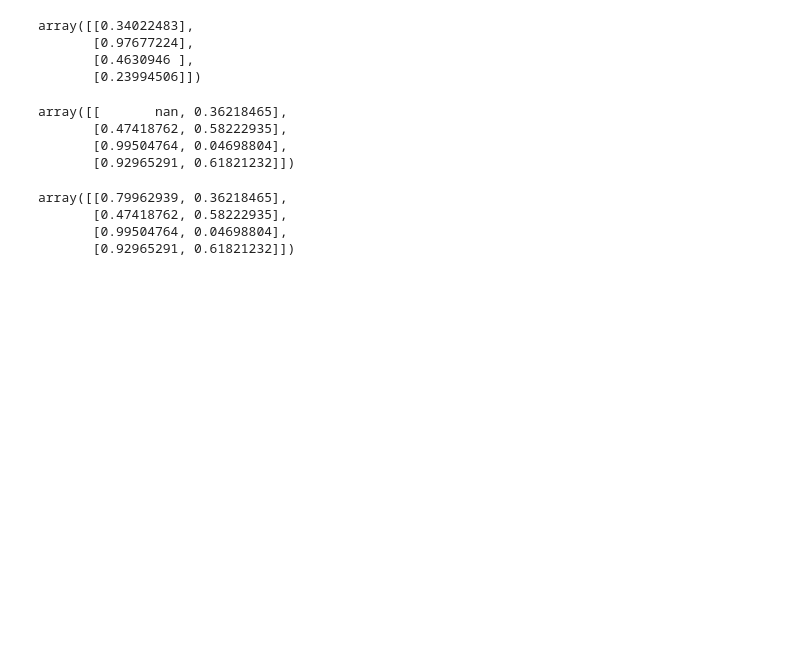
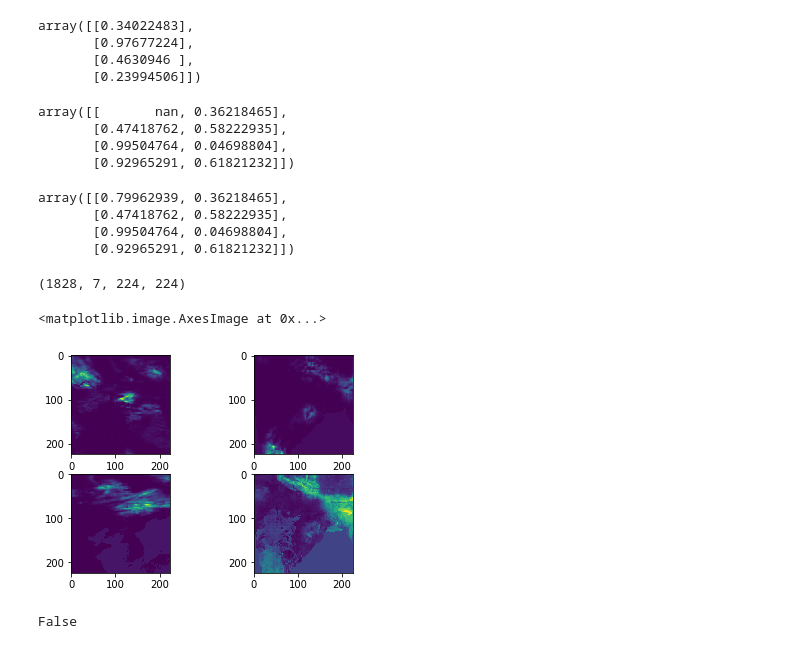
Before and after one commit to leelew/HRSEPP, a Jupyter notebook: hrsepp/debug.ipynb, the cells around one changed output. Cells and saved outputs as stored; diff of their text form; code cells hidden in the pictures; blank space fills up the shorter version.

```diff
--- a/hrsepp/debug.ipynb
+++ b/hrsepp/debug.ipynb
@@ -84,3 +84,40 @@ array([[0.79962939, 0.36218465],
        [0.47418762, 0.58222935],
        [0.99504764, 0.04698804],
        [0.92965291, 0.61821232]])
+# %%
+import numpy as np
+
+x_1 = np.load('/work/lilu/HRSEPP/hrsepp/data/x_train_1.npy')
+y_1 = np.load('/work/lilu/HRSEPP/hrsepp/data/y_train_1.npy')
+
+x_2 = np.load('/work/lilu/HRSEPP/hrsepp/data/x_train_2.npy')
+y_2 = np.load('/work/lilu/HRSEPP/hrsepp/data/y_train_2.npy')
+
+x_3 = np.load('/work/lilu/HRSEPP/hrsepp/data/x_train_3.npy')
+y_3 = np.load('/work/lilu/HRSEPP/hrsepp/data/y_train_3.npy')
+# %%
+x_1.shape
+# %% [output]
+(1828, 7, 224, 224)
+# %%
+import matplotlib.pyplot as plt
+
+plt.subplot(2,2,1)
+plt.imshow(x_1[0, 0, :,:])
+
+plt.subplot(2,2,2)
+plt.imshow(x_2[0, 0, :,:])
+
+plt.subplot(2,2,3)
+plt.imshow(x_3[0, 0, :,:])
+
+
+plt.subplot(2,2,4)
+plt.imshow(y_2[0, 0, :,:])
+# %% [output]
+<matplotlib.image.AxesImage at 0x...>
+[figure, added]
+# %%
+np.isnan(x_3).any()
+# %% [output]
+False
```
Also changed, not shown: parts of 5 cells of this notebook, 8 other files.
